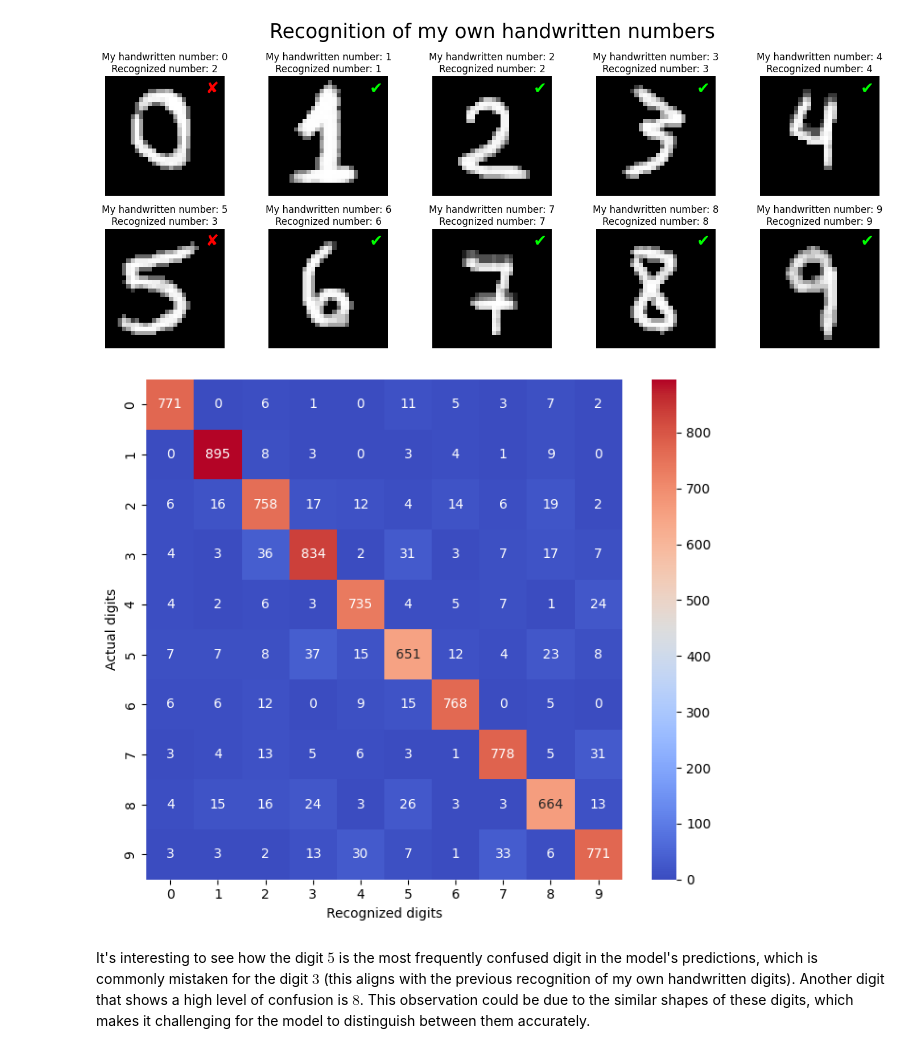
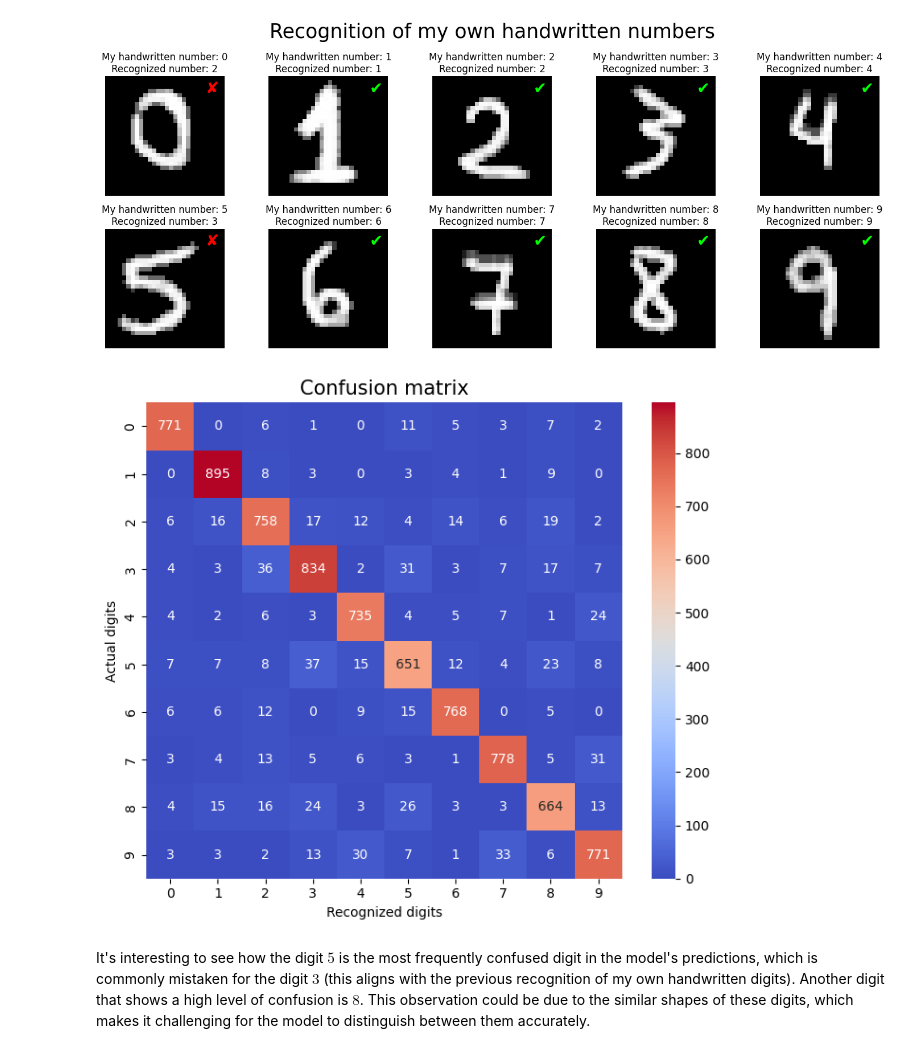
Before and after one commit to matuneville/ml-projects, a Jupyter notebook: projects/handwritten-digits-recognition/logistic-regression-digits-recognizer.ipynb, the cells around one changed output. Drawn from its saved outputs; the diff is of its cells as text; code cells hidden in the pictures.

Commit message:
digits recognizer - confussion matrix, title set

```diff
--- a/projects/handwritten-digits-recognition/logistic-regression-digits-recognizer.ipynb
+++ b/projects/handwritten-digits-recognition/logistic-regression-digits-recognizer.ipynb
@@ -159,13 +159,14 @@ from sklearn.metrics import confusion_matrix
 # %%
 confusion = confusion_matrix(y_test, y_pred)
 
 plt.figure(figsize=(7,6))
 sns.heatmap(confusion, annot=True, fmt='d', cmap='coolwarm')
 
 plt.ylabel('Actual digits')
 plt.xlabel('Recognized digits')
+plt.title('Confusion matrix', fontsize=15)
 plt.tight_layout()
 # %% [output]
-[figure, old version]
+[figure, new version]
 # %% [markdown]
 It's interesting to see how the digit $5$ is the most frequently confused digit in the model's predictions, which is commonly mistaken for the digit $3$ (this aligns with the previous recognition of my own handwritten digits). Another digit that shows a high level of confusion is $8$. This observation could be due to the similar shapes of these digits, which makes it challenging for the model to distinguish between them accurately.
```
Also changed, not shown: parts of 1 cell of this notebook.
